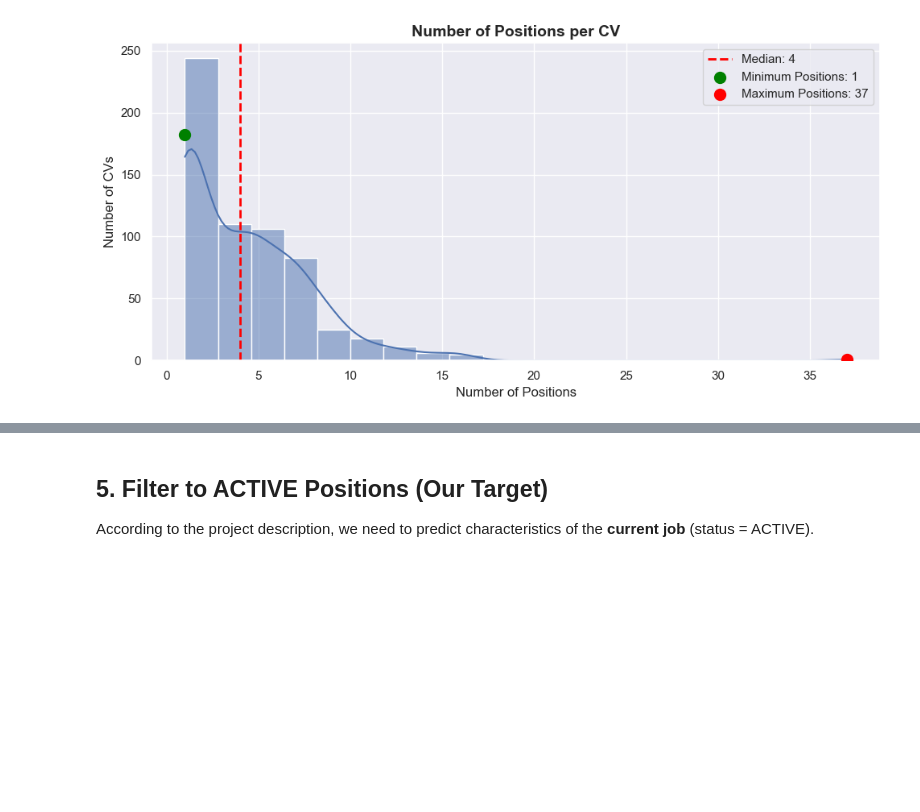
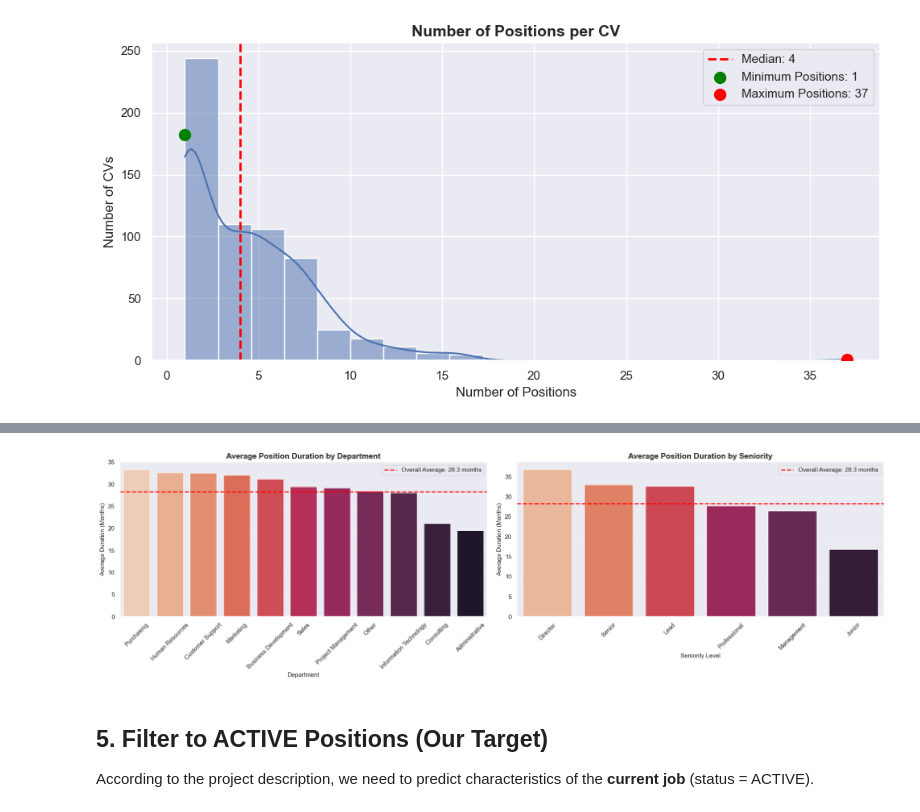
Before and after one commit to Julster35/BuzzwordLearner, a Jupyter notebook: notebooks/01_eda.ipynb, the cells around one changed output, grey strips where cells are left out. Cells and saved outputs as stored; diff of their text form; code cells hidden in the pictures; blank space fills up the shorter version.

```diff
--- a/notebooks/01_eda.ipynb
+++ b/notebooks/01_eda.ipynb
@@ -301,3 +411,36 @@ Positions per CV:
+# %%
+# Plot 1 & 2: Average duration by department and seniority (side-by-side)
+fig, axes = plt.subplots(1, 2, figsize=(20, 6))
+
+# Plot 1: Department duration
+sns.barplot(x=avg_duration_dept.index, y=avg_duration_dept.values, hue=avg_duration_dept.index,
+            palette="rocket_r", legend=False, ax=axes[0])
+axes[0].axhline(df_with_duration['duration_months'].mean(), color='red', linestyle='--',
+                linewidth=2, label=f'Overall Average: {df_with_duration["duration_months"].mean():.1f} months')
+axes[0].set_title('Average Position Duration by Department', fontsize=14, fontweight='bold')
+axes[0].set_xlabel('Department', fontsize=11)
+axes[0].set_ylabel('Average Duration (Months)', fontsize=11)
+axes[0].tick_params(axis='x', rotation=45)
+axes[0].legend()
+axes[0].grid(axis='y', alpha=0.3)
+
+# Plot 2: Seniority duration
+sns.barplot(x=avg_duration_sen.index, y=avg_duration_sen.values, hue=avg_duration_sen.index,
+            palette="rocket_r", legend=False, ax=axes[1])
+axes[1].axhline(df_with_duration['duration_months'].mean(), color='red', linestyle='--',
+                linewidth=2, label=f'Overall Average: {df_with_duration["duration_months"].mean():.1f} months')
+axes[1].set_title('Average Position Duration by Seniority', fontsize=14, fontweight='bold')
+axes[1].set_xlabel('Seniority Level', fontsize=11)
+axes[1].set_ylabel('Average Duration (Months)', fontsize=11)
+axes[1].tick_params(axis='x', rotation=45)
+axes[1].legend()
+axes[1].grid(axis='y', alpha=0.3)
+
+plt.tight_layout()
+plt.savefig('../reports/figures/avg_duration_dept_seniority.png', dpi=150, bbox_inches='tight')
+plt.show()
+# %% [output]
+[figure, added]
 # %% [markdown]
 ## 5. Filter to ACTIVE Positions (Our Target)
 
```
Also changed, not shown: parts of 6 cells of this notebook, 8 other files.
